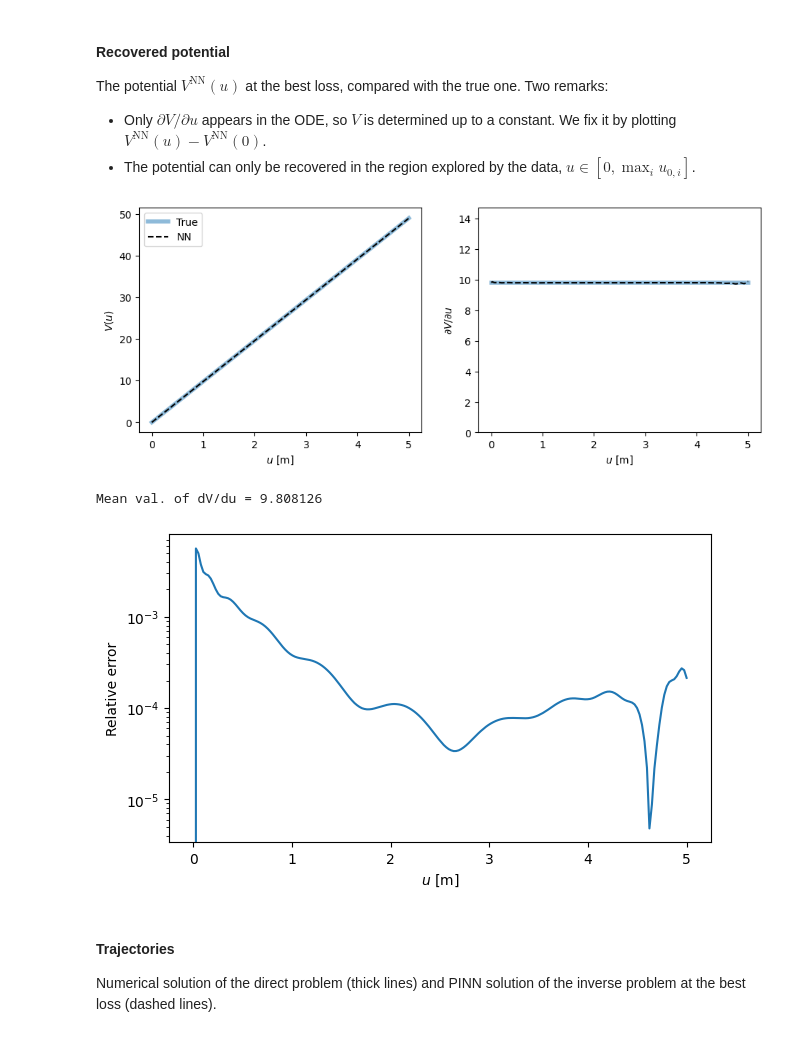
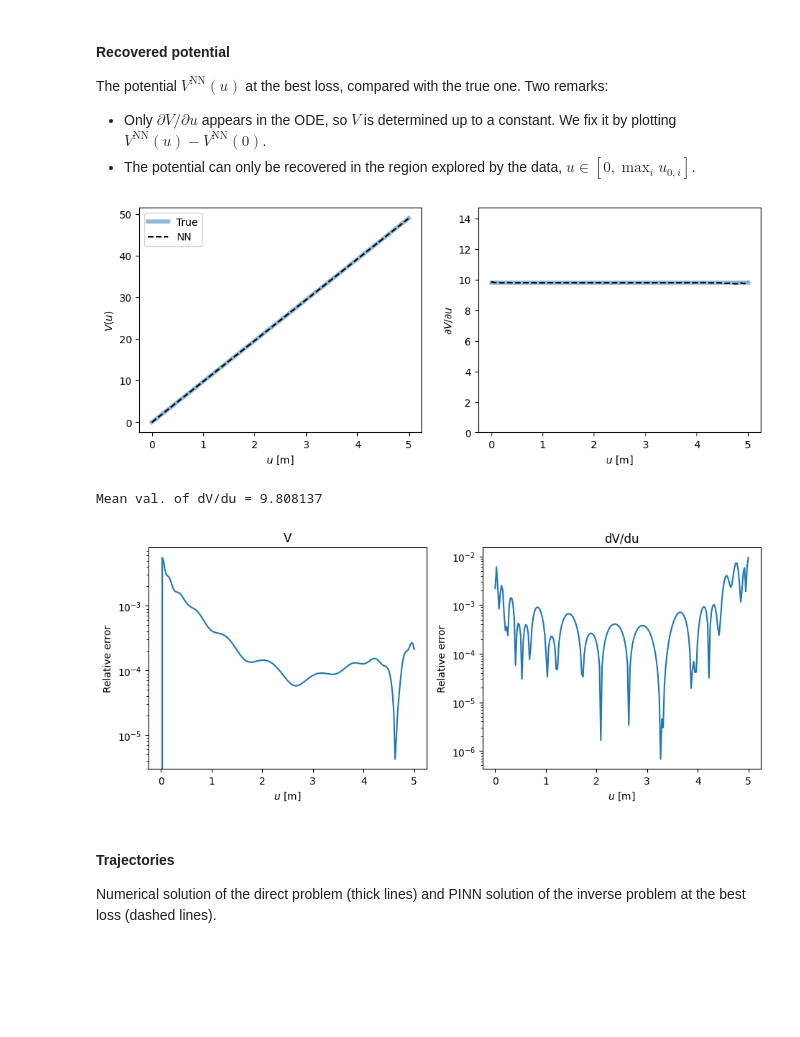
Before and after one commit to ptejerina/P2_ML_Lectures_public, a Jupyter notebook: 3_Inversion_of_V/Free_fall_inverse_problem_with_PINNs.ipynb, the cells around one changed output. Cells and saved outputs as stored; diff of their text form; code cells hidden in the pictures; blank space fills up the shorter version.

```diff
--- a/3_Inversion_of_V/Free_fall_inverse_problem_with_PINNs.ipynb
+++ b/3_Inversion_of_V/Free_fall_inverse_problem_with_PINNs.ipynb
@@ -385,33 +401,39 @@ The potential $V^\text{NN}(u)$ at the best loss, compared with the true one. Two
 # %%
 u_plot = torch.linspace(0, u0_data.max(), 200).reshape(-1, 1).requires_grad_()
 V_NN = solver_inverse.best_nets[1](u_plot)
 dVdu_NN = diff(V_NN, u_plot)
 u_plot, V_NN, dVdu_NN = [x.detach().numpy().flatten() for x in (u_plot, V_NN - V_NN[0], dVdu_NN)]
 
 fig, ax = plt.subplots(1, 2, figsize=(11, 4))
 ax[0].plot(u_plot, V_true(u_plot), lw=4, alpha=0.5, label='True')
 ax[0].plot(u_plot, V_NN, 'k--', label='NN')
 ax[1].plot(u_plot, dVdu_true(u_plot), lw=4, alpha=0.5)
 ax[1].plot(u_plot, dVdu_NN, 'k--')
 ax[1].set_ylim(0, 1.5 * dVdu_true(u_plot).max())
 ax[0].set(xlabel='$u$ [m]', ylabel='$V(u)$')
 ax[1].set(xlabel='$u$ [m]', ylabel=r'$\partial V / \partial u$')
 ax[0].legend()
 plt.show()
 
 print('Mean val. of dV/du =', np.mean(dVdu_NN))
 
-rel_error = np.abs((V_true(u_plot) - V_NN) / (V_true(u_plot) + 1e-8))
-fig=plt.figure(figsize=(7, 4))
-plt.plot(u_plot, rel_error)
-plt.xlabel('$u$ [m]')
-plt.ylabel('Relative error')
-plt.yscale('log')
+rel_error_V = np.abs((V_true(u_plot) - V_NN) / (V_true(u_plot) + 1e-8))
+rel_error_dVdu = np.abs((dVdu_true(u_plot) - dVdu_NN) / (dVdu_true(u_plot) + 1e-8))
+fig, ax = plt.subplots(1,2, figsize=(11, 4))
+ax[0].plot(u_plot, rel_error_V, label='V')
+ax[1].plot(u_plot, rel_error_dVdu, label='dV/du')
+ax[0].set(xlabel='$u$ [m]', ylabel='Relative error')
+ax[1].set(xlabel='$u$ [m]', ylabel='Relative error')
+ax[0].set_yscale('log')
+ax[1].set_yscale('log')
+ax[0].set_title('V')
+ax[1].set_title('dV/du')
+
 plt.show()
 # %% [output]
 [figure]
-Mean val. of dV/du = 9.808126
+Mean val. of dV/du = 9.808137
-[figure, old version]
+[figure, new version]
 # %% [markdown]
 #### Trajectories
 Numerical solution of the direct problem (thick lines) and PINN solution of the inverse problem at the best loss (dashed lines).
```
Also changed, not shown: parts of 6 cells of this notebook, 1 other file.
